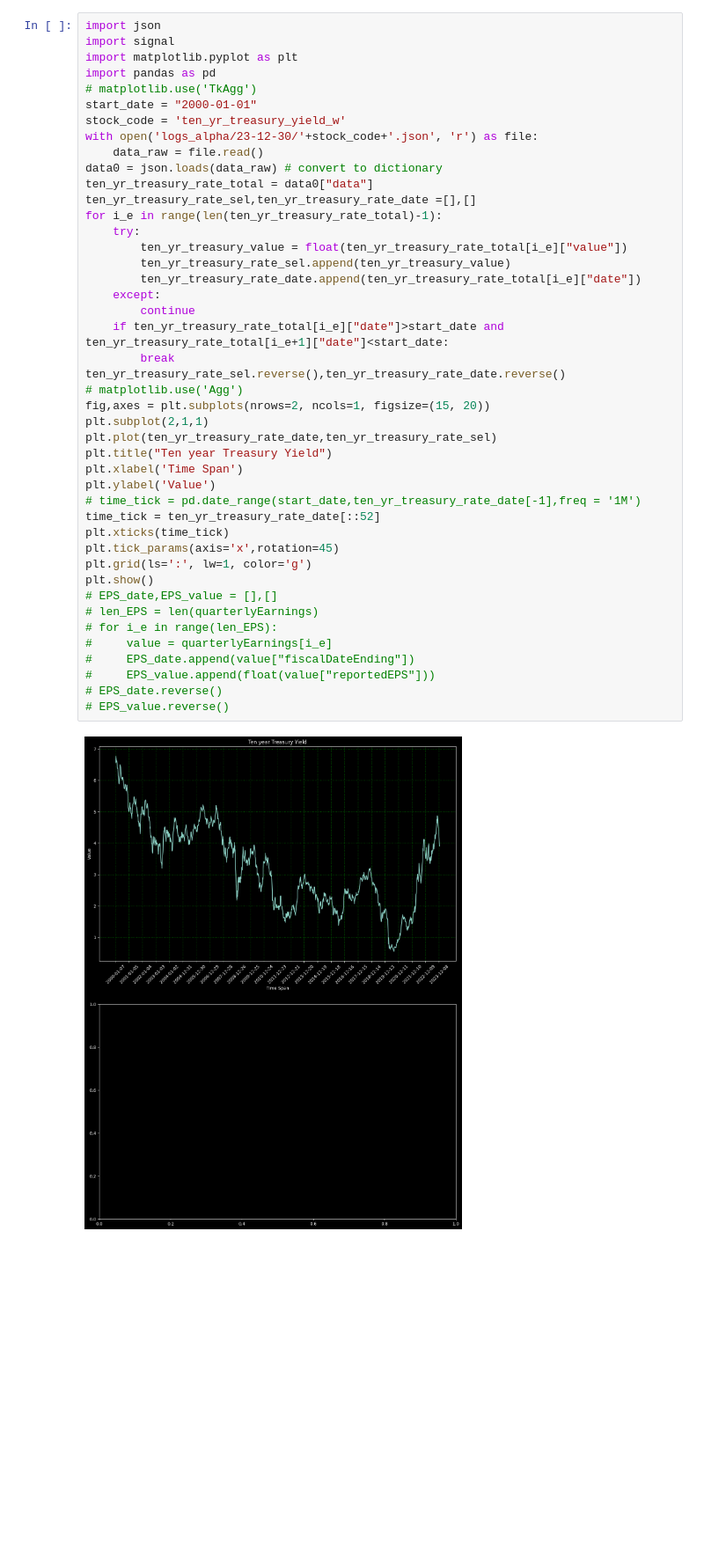
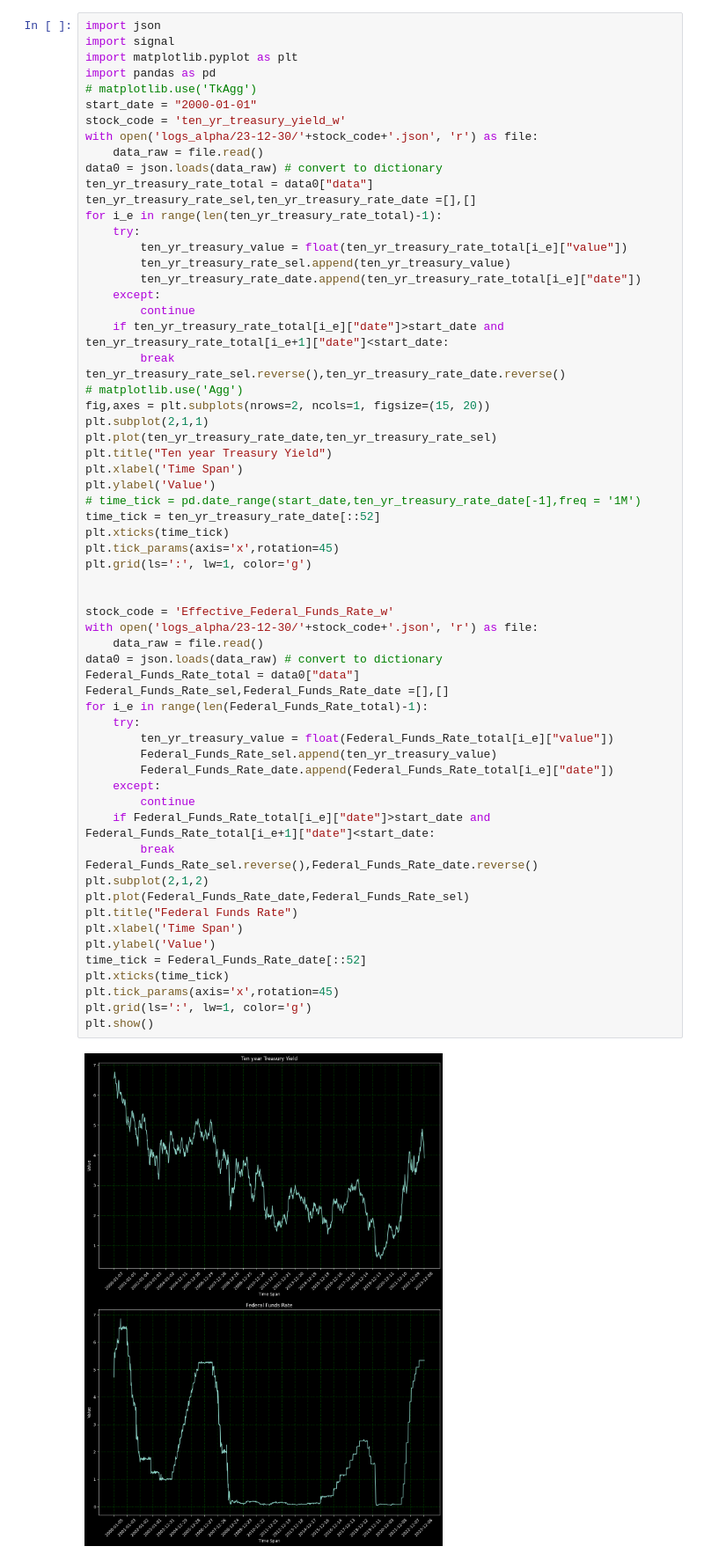
Before and after one commit to Yujie008/backtest, a Jupyter notebook: plot_treasury.ipynb, the cells around one changed output. Shown at 88% size. Drawn from its saved outputs; the diff is of its cells as text; blank space fills up the shorter version.

```diff
--- a/plot_treasury.ipynb
+++ b/plot_treasury.ipynb
@@ -8,40 +8,59 @@ start_date = "2000-01-01"
 stock_code = 'ten_yr_treasury_yield_w'
 with open('logs_alpha/23-12-30/'+stock_code+'.json', 'r') as file:
     data_raw = file.read()
 data0 = json.loads(data_raw) # convert to dictionary
 ten_yr_treasury_rate_total = data0["data"]
 ten_yr_treasury_rate_sel,ten_yr_treasury_rate_date =[],[]
 for i_e in range(len(ten_yr_treasury_rate_total)-1):
     try:
         ten_yr_treasury_value = float(ten_yr_treasury_rate_total[i_e]["value"])
         ten_yr_treasury_rate_sel.append(ten_yr_treasury_value)
         ten_yr_treasury_rate_date.append(ten_yr_treasury_rate_total[i_e]["date"])
     except:
         continue
     if ten_yr_treasury_rate_total[i_e]["date"]>start_date and ten_yr_treasury_rate_total[i_e+1]["date"]<start_date:
         break
 ten_yr_treasury_rate_sel.reverse(),ten_yr_treasury_rate_date.reverse()
 # matplotlib.use('Agg')
 fig,axes = plt.subplots(nrows=2, ncols=1, figsize=(15, 20))
 plt.subplot(2,1,1)
 plt.plot(ten_yr_treasury_rate_date,ten_yr_treasury_rate_sel)
 plt.title("Ten year Treasury Yield")
 plt.xlabel('Time Span')
 plt.ylabel('Value')
 # time_tick = pd.date_range(start_date,ten_yr_treasury_rate_date[-1],freq = '1M')
 time_tick = ten_yr_treasury_rate_date[::52]
 plt.xticks(time_tick)
 plt.tick_params(axis='x',rotation=45)
 plt.grid(ls=':', lw=1, color='g')
+
+
+stock_code = 'Effective_Federal_Funds_Rate_w'
+with open('logs_alpha/23-12-30/'+stock_code+'.json', 'r') as file:
+    data_raw = file.read()
+data0 = json.loads(data_raw) # convert to dictionary
+Federal_Funds_Rate_total = data0["data"]
+Federal_Funds_Rate_sel,Federal_Funds_Rate_date =[],[]
+for i_e in range(len(Federal_Funds_Rate_total)-1):
+    try:
+        ten_yr_treasury_value = float(Federal_Funds_Rate_total[i_e]["value"])
+        Federal_Funds_Rate_sel.append(ten_yr_treasury_value)
+        Federal_Funds_Rate_date.append(Federal_Funds_Rate_total[i_e]["date"])
+    except:
+        continue
+    if Federal_Funds_Rate_total[i_e]["date"]>start_date and Federal_Funds_Rate_total[i_e+1]["date"]<start_date:
+        break
+Federal_Funds_Rate_sel.reverse(),Federal_Funds_Rate_date.reverse()
+plt.subplot(2,1,2)
+plt.plot(Federal_Funds_Rate_date,Federal_Funds_Rate_sel)
+plt.title("Federal Funds Rate")
+plt.xlabel('Time Span')
+plt.ylabel('Value')
+time_tick = Federal_Funds_Rate_date[::52]
+plt.xticks(time_tick)
+plt.tick_params(axis='x',rotation=45)
+plt.grid(ls=':', lw=1, color='g')
 plt.show()
-# EPS_date,EPS_value = [],[]
-# len_EPS = len(quarterlyEarnings)
-# for i_e in range(len_EPS):
-#     value = quarterlyEarnings[i_e]
-#     EPS_date.append(value["fiscalDateEnding"])
-#     EPS_value.append(float(value["reportedEPS"]))
-# EPS_date.reverse()
-# EPS_value.reverse()
 # %% [output]
-[figure, old version]
+[figure, new version]
 # %%
```
Also changed, not shown: parts of 1 cell of this notebook, 10 other files.
